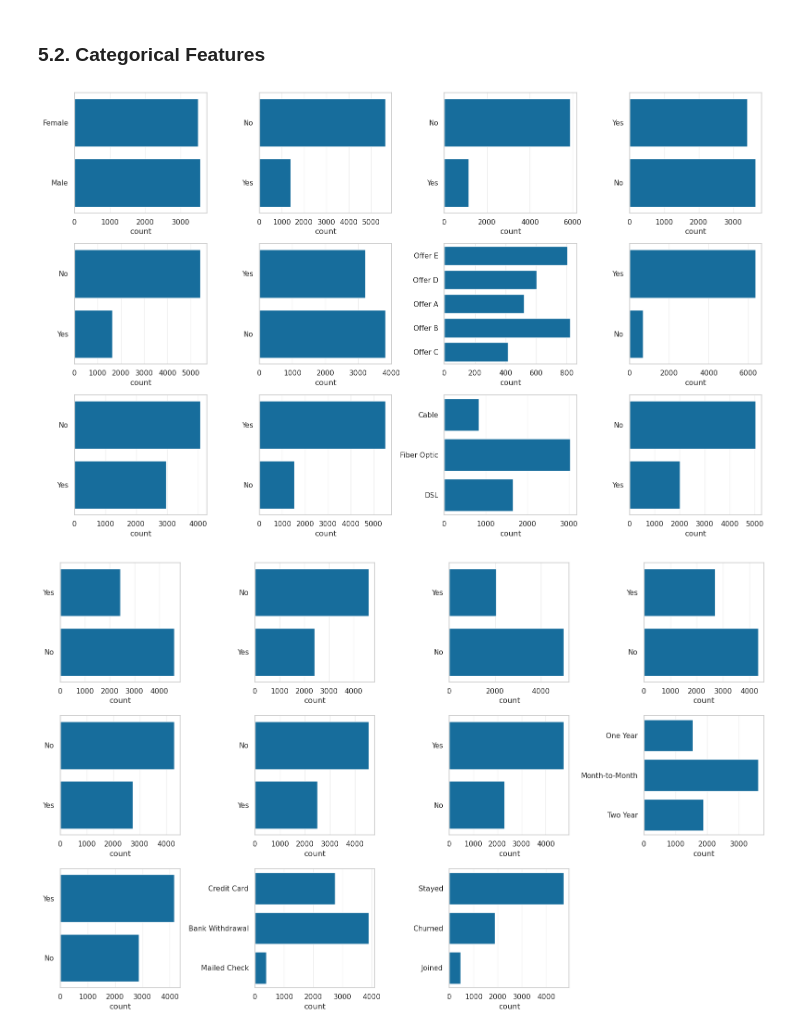
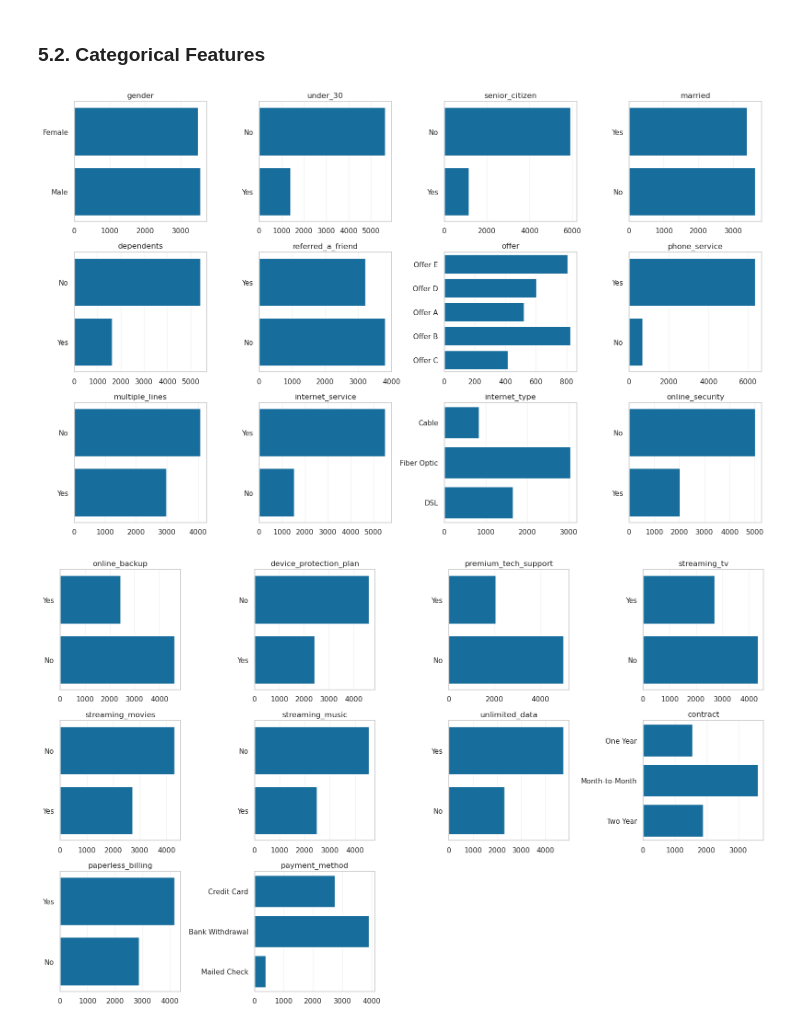
Before and after one commit to renteria-luis/telco-churn-prediction, a Jupyter notebook: notebooks/01_eda_and_feature_engineering.ipynb, the cells around one changed output. Drawn from its saved outputs; the diff is of its cells as text; code cells hidden in the pictures.

```diff
--- a/notebooks/01_eda_and_feature_engineering.ipynb
+++ b/notebooks/01_eda_and_feature_engineering.ipynb
@@ -191,5 +191,5 @@ df.drop(['customer_id', 'service_id', 'status_id'], axis=1).describe(include=['o
 # %%
-df = df.drop(['churn_reason', 'churn_category'], axis=1).copy()
+df = df.drop(['churn_reason', 'churn_category', 'customer_status', 'churn_score', 'satisfaction_score', 'cltv'], axis=1).copy()
 # All missing values
 missing_values = df.isna().sum()[df.isna().sum() > 0].sort_values(ascending=False)
 missing_values.head()
@@ -225,16 +225,16 @@ plt.show()
 num_cols = df.drop('churn_value', axis=1).select_dtypes(['number', 'float64', 'int64']).columns
 
 c = 0
-fig, ax = plt.subplots(4, 4, figsize=(16,10))
-for i in range(4):
+fig, ax = plt.subplots(3, 4, figsize=(16,10))
+for i in range(3):
     for j in range(4):
         if c >= len(num_cols):
             ax[i][j].set_visible(False)
             continue
         sns.histplot(data=df, x=num_cols[c], ax=ax[i][j])
-        ax[i][j].set(ylabel='')
+        ax[i][j].set(title=num_cols[c], xlabel='', ylabel='')
         c += 1
-        plt.tight_layout()
+    plt.tight_layout()
 
 plt.savefig(REPORTS_FIGURES / '03_numeric_feat_distribution.png', dpi=150)
 plt.show()
@@ -243,20 +243,22 @@ plt.show()
 # %% [markdown]
 ### 5.2. Categorical Features
 # %%
+cat_cols = df.drop(['churn_label', 'customer_id', 'status_id', 'service_id'], axis=1).select_dtypes(['object']).columns
+
 c = 0
 for k in range(2):
     fig, ax = plt.subplots(3, 4, figsize=(16,10))
     for i in range(3):
         for j in range(4):
             if c >= len(cat_cols):
                 ax[i][j].set_visible(False)
                 continue
             sns.countplot(data=df, y=cat_cols[c], ax=ax[i][j])
-            ax[i][j].set(ylabel='')
+            ax[i][j].set(title=cat_cols[c], xlabel='', ylabel='')
             c += 1
-            plt.tight_layout()
+    plt.tight_layout()
     plt.savefig(REPORTS_FIGURES / f'04_categorical_feat_distribution_{k}.png', dpi=150)
 plt.show()
 # %% [output]
-[figure, old version]
+[figure, new version]
-[figure, old version]
+[figure, new version]
```
Also changed, not shown: parts of 13 cells of this notebook, 9 other files.
